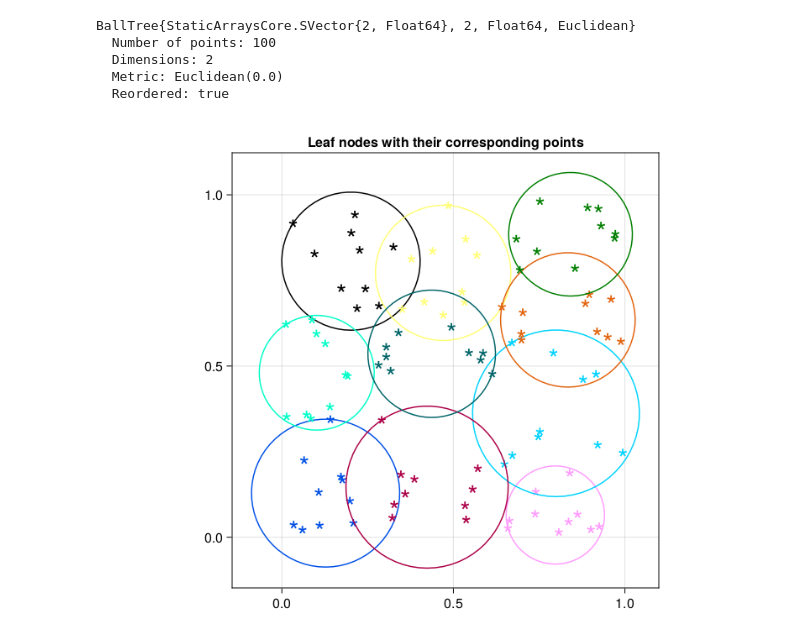
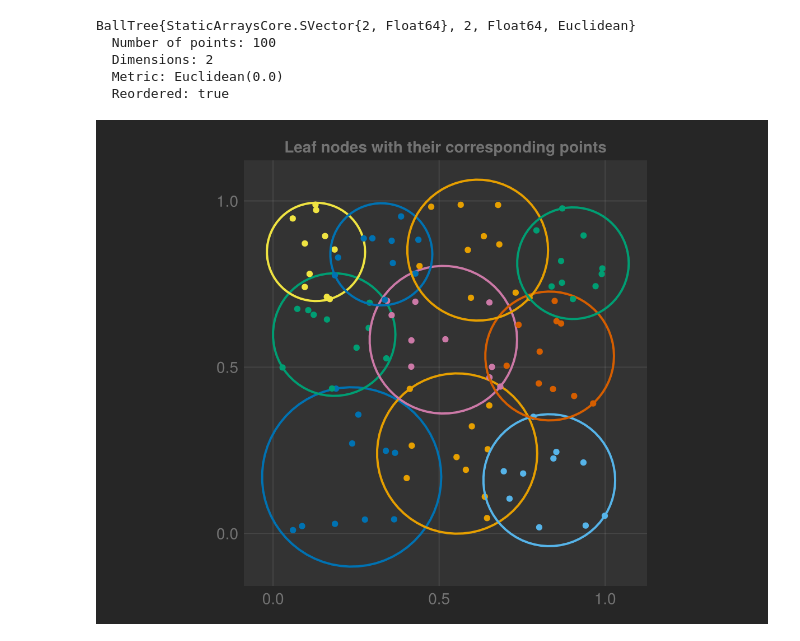
Before and after one commit to KristofferC/NearestNeighbors.jl, a Jupyter notebook: examples/balltree_illustration.ipynb, the cells around one changed output. Cells and saved outputs as stored; diff of their text form; code cells hidden in the pictures.

```diff
--- a/examples/balltree_illustration.ipynb
+++ b/examples/balltree_illustration.ipynb
@@ -2,10 +2,17 @@
 using NearestNeighbors
 using Colors
 using CairoMakie
+using AbstractTrees
+using StableRNGs
+import NearestNeighbors.HyperSphere
+import NearestNeighbors: treeroot, leafpoints, treeregion
+
+set_theme!(theme_dark())
 # %% [markdown]
 #### This notebook generates a ball tree and then shows a few pretty plots.
 # %%
-tree = BallTree(rand(2,100), Euclidean(); leafsize = 10)
+rng = StableRNG(42)
+tree = BallTree(rand(rng, 2, 100), Euclidean(); leafsize = 10)
 # %% [output]
 BallTree{StaticArraysCore.SVector{2, Float64}, 2, Float64, Euclidean}
   Number of points: 100
@@ -13,41 +20,27 @@ BallTree{StaticArraysCore.SVector{2, Float64}, 2, Float64, Euclidean}
   Metric: Euclidean(0.0)
   Reordered: true
 # %%
-import NearestNeighbors.HyperSphere
-
 # Adds a sphere to an axis
 function add_sphere(ax, hs::HyperSphere, color)
-    lines!(ax, Circle(Point2f(hs.center), hs.r); color) # color
+    lines!(ax, Circle(Point2f(hs.center), hs.r); color, linewidth=2)
 end
 
-# Skip non leaf nodes
-offset = tree.tree_data.n_internal_nodes + 1
-nleafs = tree.tree_data.n_leafs
+# Iterate over the leaf nodes with the public traversal API
+root = treeroot(tree)
+leaf_nodes = collect(Leaves(root))
+cols = Makie.wong_colors()
 
-# Range of leaf nodes
-index_range = offset: offset + nleafs - 1
+fig = CairoMakie.Figure(backgroundcolor=:gray15)
+ax = Axis(fig[1, 1], aspect = DataAspect(), title = "Leaf nodes with their corresponding points",
+          backgroundcolor=:gray20)
 
-# Generate some nice colors
-cols = distinguishable_colors(length(index_range), RGB(0,0,0))
-
-# Create figure
-fig = CairoMakie.Figure()
-ax = Axis(fig[1, 1], aspect=DataAspect(), title="Leaf nodes with their corresponding points")
-
-for (i, idx) = enumerate(index_range)
-    col = cols[i]
-    # Get the indices of the leaf nodes into the tree data
-    range = NearestNeighbors.get_leaf_range(tree.tree_data, idx)
-    d = tree.data[range]
-
-    # Plot the points in the hyper sphere
-    scatter!(ax, getindex.(d, 1), getindex.(d, 2), marker='*', markersize=32, color=col)
-
-    # And the hypersphere itself
-    sphere = tree.hyper_spheres[idx]
-    add_sphere(ax, sphere, col)
+for (i, node) in enumerate(leaf_nodes)
+    pts = leafpoints(node)
+    col = cols[mod1(i, length(cols))]
+    scatter!(ax, getindex.(pts, 1), getindex.(pts, 2); markersize=8, color=col)
+    add_sphere(ax, treeregion(node), col)
 end
 
 fig
 # %% [output]
-[figure, old version]
+[figure, new version]
```
Also changed, not shown: parts of 4 cells of this notebook, 13 other files.
